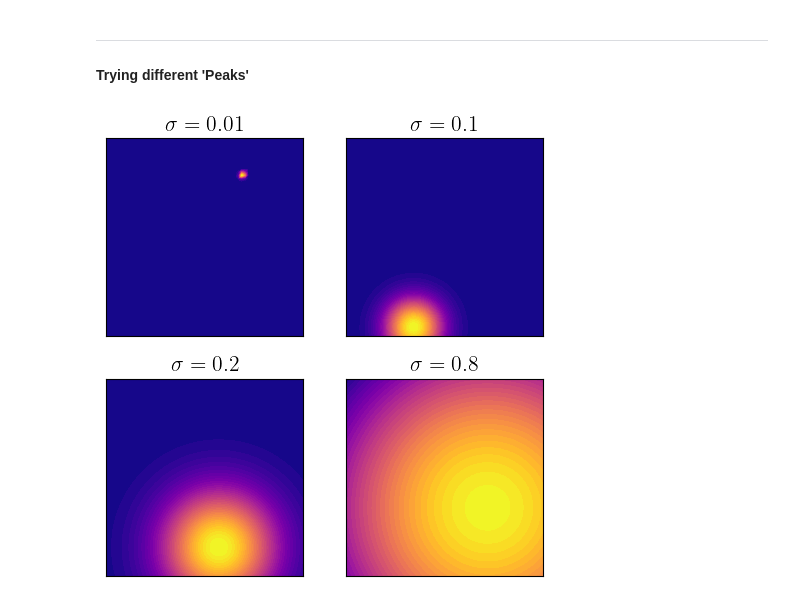
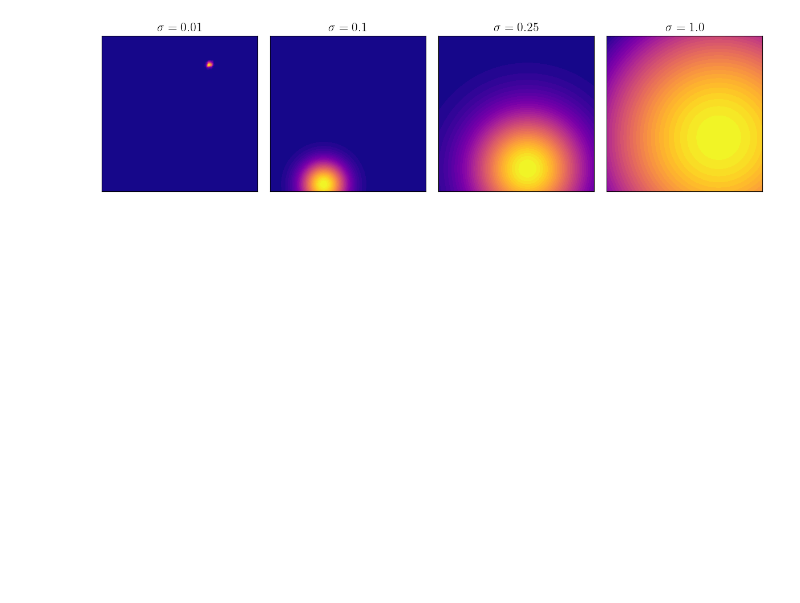
Before and after one commit to EliasSev/masters-thesis, a Jupyter notebook: notebooks/matrix_free_rsvd_new/07_random_vectors_variants.ipynb, the cells around one changed output. Saved outputs shown, nothing was run; the diff lists cells and outputs as text; code cells hidden in the pictures; blank space fills up the shorter version.

Commit message:
Results: new sections with notebooks

```diff
--- a/notebooks/matrix_free_rsvd_new/07_random_vectors_variants.ipynb
+++ b/notebooks/matrix_free_rsvd_new/07_random_vectors_variants.ipynb
@@ -25,0 +97,11 @@ PROBLEMS = TestProblemsSetup(n=64).get_test_problems()
+# %%
+######################## EXPERIMENT 2 ########################
+sigma_list = [0.01, 0.1, 0.25, 1.0]
+
+params2 = [
+    {'k_range': k_range, 'sigma_list': sigma_list, 'pid': 'I',   'n': n, 'repeat': repeat},
+    {'k_range': k_range, 'sigma_list': sigma_list, 'pid': 'II',  'n': n, 'repeat': repeat},
+    {'k_range': k_range, 'sigma_list': sigma_list, 'pid': 'III', 'n': n, 'repeat': repeat}
+]
+results2 = [{'params': p, 'df': experiment2(**p)} for p in params2]
+stats2 = [r['df'].groupby(['k', 's']).agg('mean').reset_index() for r in results2]
@@ -37,12 +198,12 @@ def plot_random_vectors(pid, fig_name=None):
     N = pb['V_h'].dim()
     f_standard.vector()[:] = rsvd._draw_random_vector(N, 'standard', rng)
     f_rademacher.vector()[:] = rsvd._draw_random_vector(N, 'rademacher', rng)
-    f_peaks.vector()[:] = rsvd._draw_random_vector(N, 'peaks', rng, A=1, sigma=0.2)
+    f_peaks.vector()[:] = rsvd._draw_random_vector(N, 'peaks', rng, A=1, sigma=0.1)
 
     fig, axes = plt.subplots(1, 3, figsize=(9, 6), constrained_layout=True)
     axes = axes.flatten()
 
-    names = ["Standard", "Rademacher", "Peaks"]
+    names = ["Standard", "Rademacher", "Peak"]
     #names = [None, None, None]
     sols = [f_standard, f_rademacher, f_peaks]
     for ax, func, name in zip(axes, sols, names):
@@ -51,7 +212,7 @@ def plot_random_vectors(pid, fig_name=None):
         fig.colorbar(p, ax=ax, format="%.2f", shrink=0.38)
         ax.set_xticks([])
         ax.set_yticks([])
-        ax.set_title(name, fontsize=13)
+        #ax.set_title(name, fontsize=13)
 
     save_plot(fig_name)
     plt.show()
@@ -80,7 +240,7 @@ def get_f_from_different_test_vectors(k, pid):
     return f_list
 
 
-def plot_multiple_f(f_list):
+def plot_multiple_f(f_list, fig_name=None):
     fig, axes = plt.subplots(1, 3, figsize=(9, 6), constrained_layout=True)
 
     names = [
@@ -90,11 +250,15 @@ def plot_multiple_f(f_list):
     ]
     for ax, func, name in zip(axes.flat, f_list, names):
         plt.sca(ax)
-        p = plot(func, cmap=CMAP)
-        fig.colorbar(p, ax=ax, format="%.2f", shrink=0.38)
+        p = plot(func, cmap=CMAP, vmax=0.05)
+        fig.colorbar(p, ax=ax, format="%.2f", shrink=0.378)
         ax.set_xticks([])
         ax.set_yticks([])
 
-f_list = get_f_from_different_test_vectors(k=30, pid='I')
-plot_multiple_f(f_list)
+    save_plot(fig_name)
+    plt.show()
+
+
+f_list = get_f_from_different_test_vectors(k=50, pid='I')
+plot_multiple_f(f_list, 'clipped_random_vectors')
 # %% [output]
@@ -164,36 +267,33 @@ for i in range(3):
-# %% [markdown]
----
-#### Trying different 'Peaks'
 # %%
 def plot_random_vectors(pid, sigma_list):
     pb = PROBLEMS[pid]
     rsvd = MatrixFreeRSVD(pb['V_h'])
     rng = np.random.default_rng(seed=SEED)
 
     f_list = []
     for sigma in sigma_list:
         f = Function(pb['V_h'])
         f.vector()[:] = rsvd._draw_random_vector(
             pb['V_h'].dim(), 'peaks', rng, A=1.0, sigma=sigma
         )
         f_list.append(f)
 
 
-    fig, axes = plt.subplots(2, 2, figsize=(5, 5))
+    fig, axes = plt.subplots(1, 4, figsize=(12, 3.15))
     axes = axes.flatten()
 
     for ax, f, sigma in zip(axes, f_list, sigma_list):
         plt.sca(ax)
         p = plot(f, title=f"$\\sigma={sigma}$", cmap=CMAP)
         #fig.colorbar(p, ax=ax, format="%.2f", shrink=0.38)
         ax.set_xticks([])
         ax.set_yticks([])
 
     plt.tight_layout()
     plt.show()
 
 A_list = [1, 1, 1, 1]
-sigma_list = [0.01, 0.1, 0.2, 0.8]
+sigma_list = [0.01, 0.1, 0.25, 1.0]
 plot_random_vectors('I', sigma_list)
 # %% [output]
-[figure, old version]
+[figure, new version]
```
Also changed, not shown: parts of 16 cells of this notebook, 13 other files.
